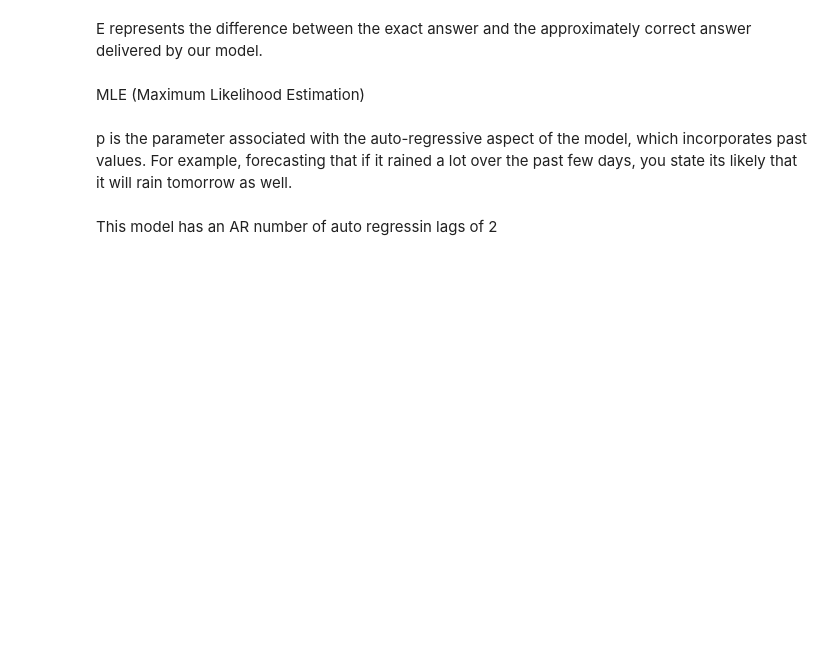
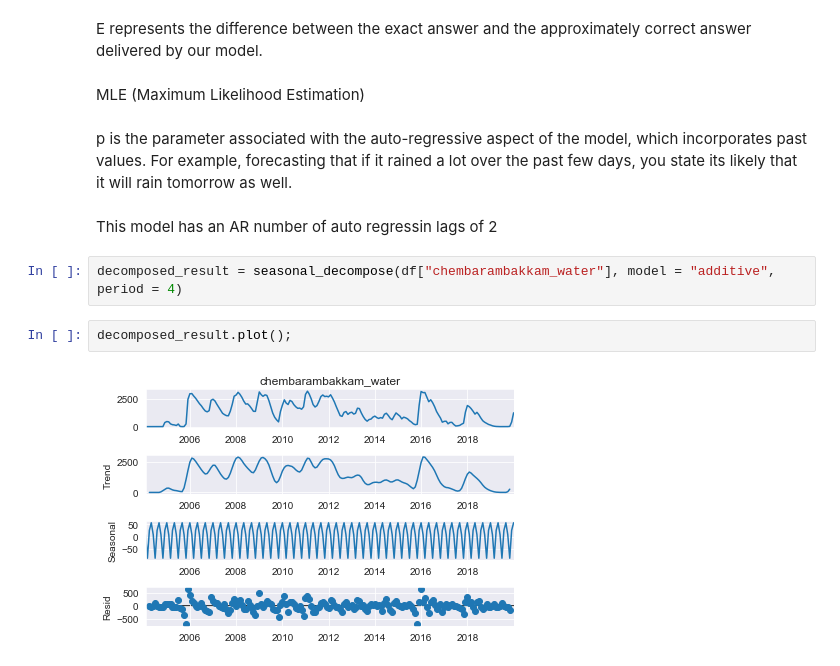
Before and after one commit to abrahamlewis4867/GA-Capstone-Project, a Jupyter notebook: code/Arima.ipynb, the cells around one changed output. Drawn from its saved outputs; the diff is of its cells as text; blank space fills up the shorter version.

```diff
--- a/code/Arima.ipynb
+++ b/code/Arima.ipynb
@@ -278,3 +305,9 @@ p is the parameter associated with the auto-regressive aspect of the model, whic
 # %% [markdown]
 This model has an AR number of auto regressin lags
 of 2
+# %%
+decomposed_result = seasonal_decompose(df["chembarambakkam_water"], model = "additive", period = 4)
+# %%
+decomposed_result.plot();
+# %% [output]
+[figure, added]
```
Also changed, not shown: parts of 29 cells of this notebook, 1 other file.
